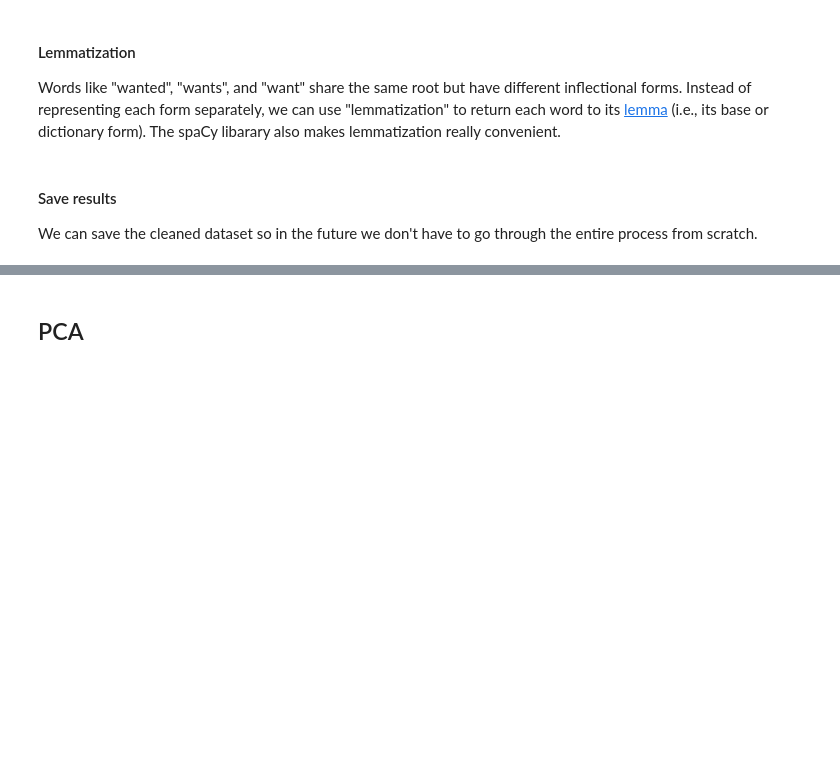
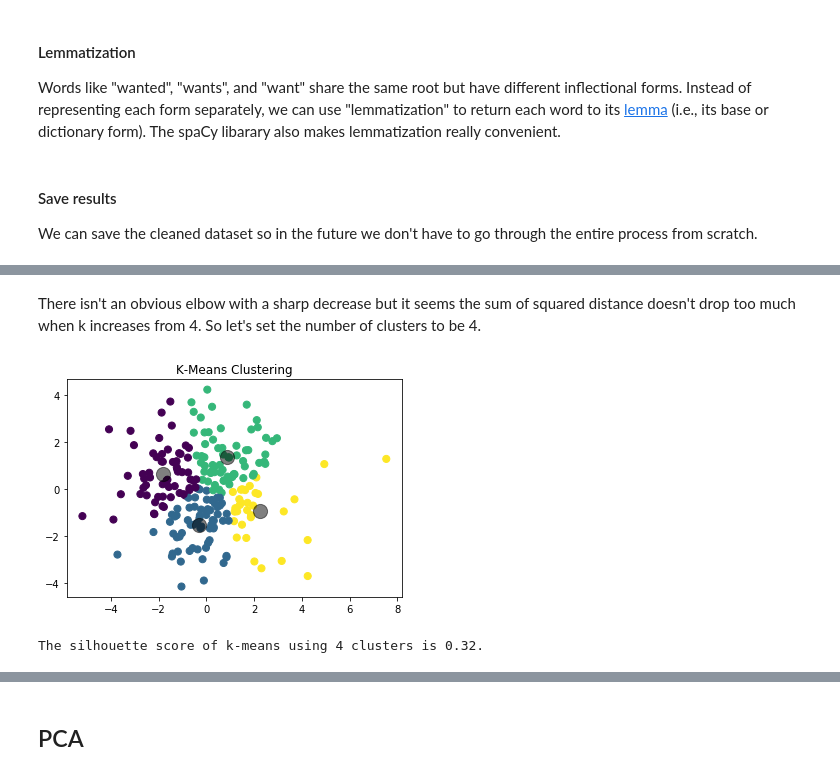
Before and after one commit to Yuan-Meng/unsupervised_learning, a Jupyter notebook: nightwish_eda.ipynb, the cells around one changed output, grey strips where cells are left out. Saved outputs shown, nothing was run; the diff lists cells and outputs as text; code cells hidden in the pictures; blank space fills up the shorter version.

```diff
--- a/nightwish_eda.ipynb
+++ b/nightwish_eda.ipynb
@@ -222,0 +254,22 @@ X_vocab = model[model.wv.vocab]
+# %% [markdown]
+There isn't an obvious elbow with a sharp decrease but it seems the sum of squared distance doesn't drop too much when k increases from 4. So let's set the number of clusters to be 4.
+# %%
+# Create KMeans object using k=4
+kmeans = KMeans(n_clusters=4, random_state=123)
+
+# Fit model
+y_kmeans = kmeans.fit_predict(X_vocab_pca)
+
+# Visualize results
+plt.scatter(X_vocab_pca[:, 0], X_vocab_pca[:, 1], c=y_kmeans, s=50, cmap="viridis")
+centers = kmeans.cluster_centers_
+plt.scatter(centers[:, 0], centers[:, 1], c="black", s=200, alpha=0.5)
+plt.title("K-Means Clustering")
+plt.show()
+
+# Evaluate results
+kmeans_silhouette = round(float(metrics.silhouette_score(X_vocab_pca, y_kmeans)), 2)
+print(f"The silhouette score of k-means using 4 clusters is {kmeans_silhouette}.")
+# %% [output]
+[figure, added]
+The silhouette score of k-means using 4 clusters is 0.32.
```
Also changed, not shown: parts of 43 cells of this notebook, 3 other files.
